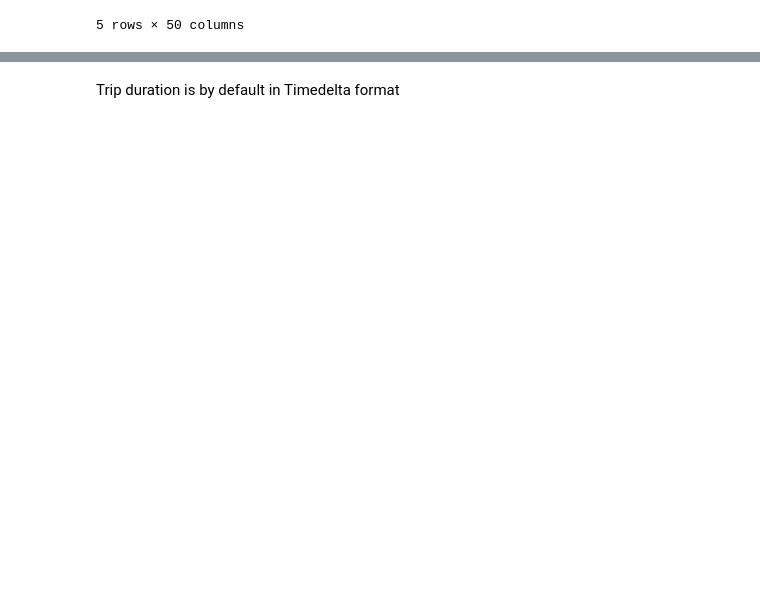
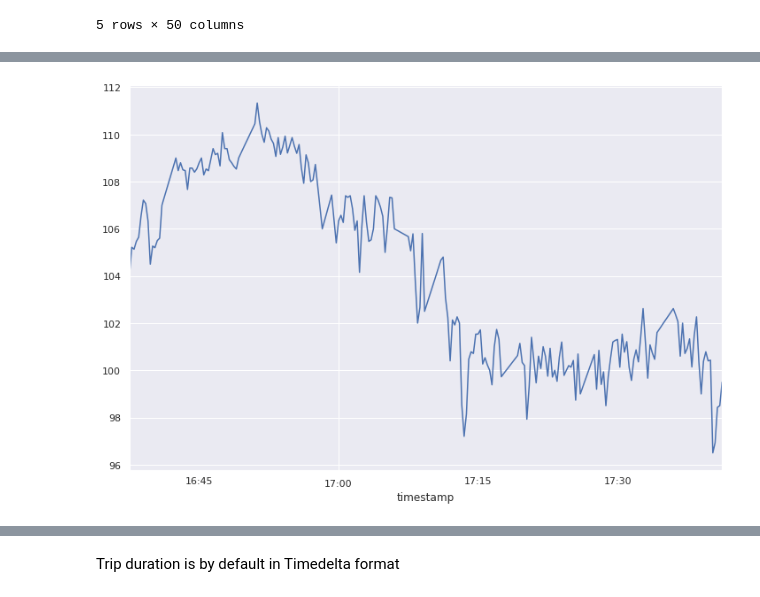
Before and after one commit to TomMonks/cats-time-series, a Jupyter notebook: test_input.ipynb, the cells around one changed output, grey strips where cells are left out. Cells and saved outputs as stored; diff of their text form; code cells hidden in the pictures; blank space fills up the shorter version.

```diff
--- a/test_input.ipynb
+++ b/test_input.ipynb
@@ -65,0 +108,4 @@ Instantiate a new `TripSummaryStatistics` object using a `CleanTrip` as a parame
+# %%
+ct.resample(rule='15s', smooth=True, interp_missing=True)['hr_0002-4182'].plot(figsize=(12,8));
+# %% [output]
+[figure, added]
```
Also changed, not shown: parts of 29 cells of this notebook, 2 other files.
